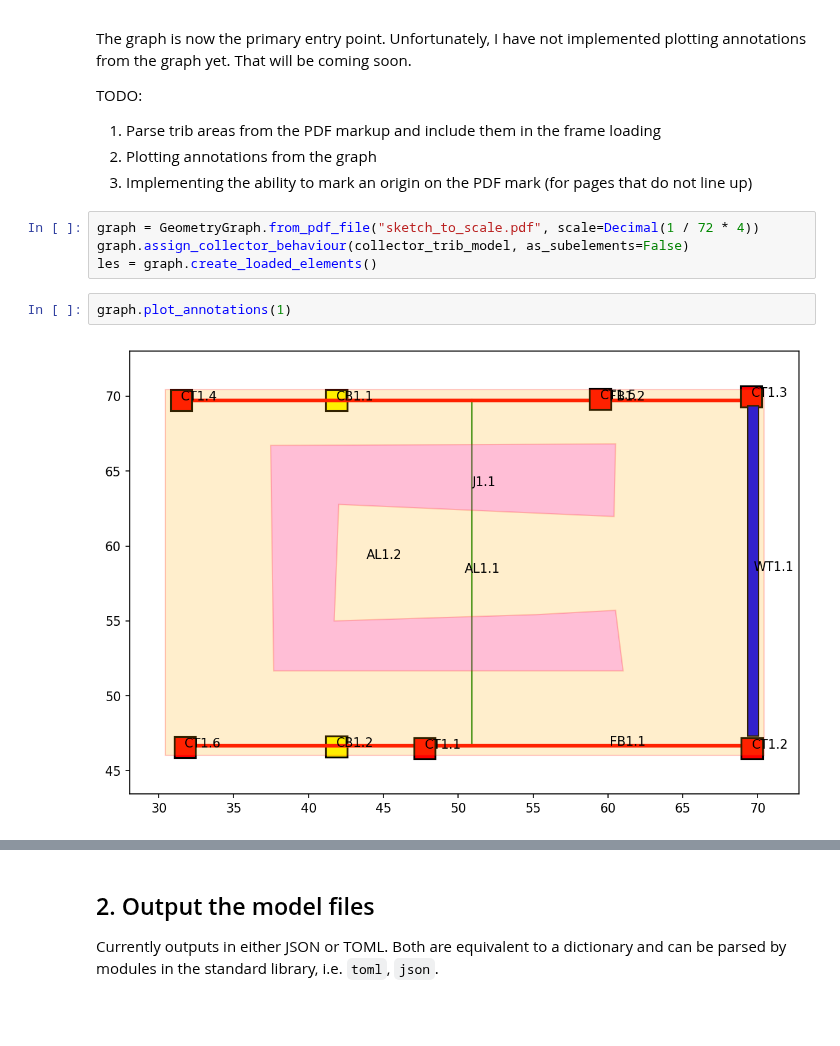
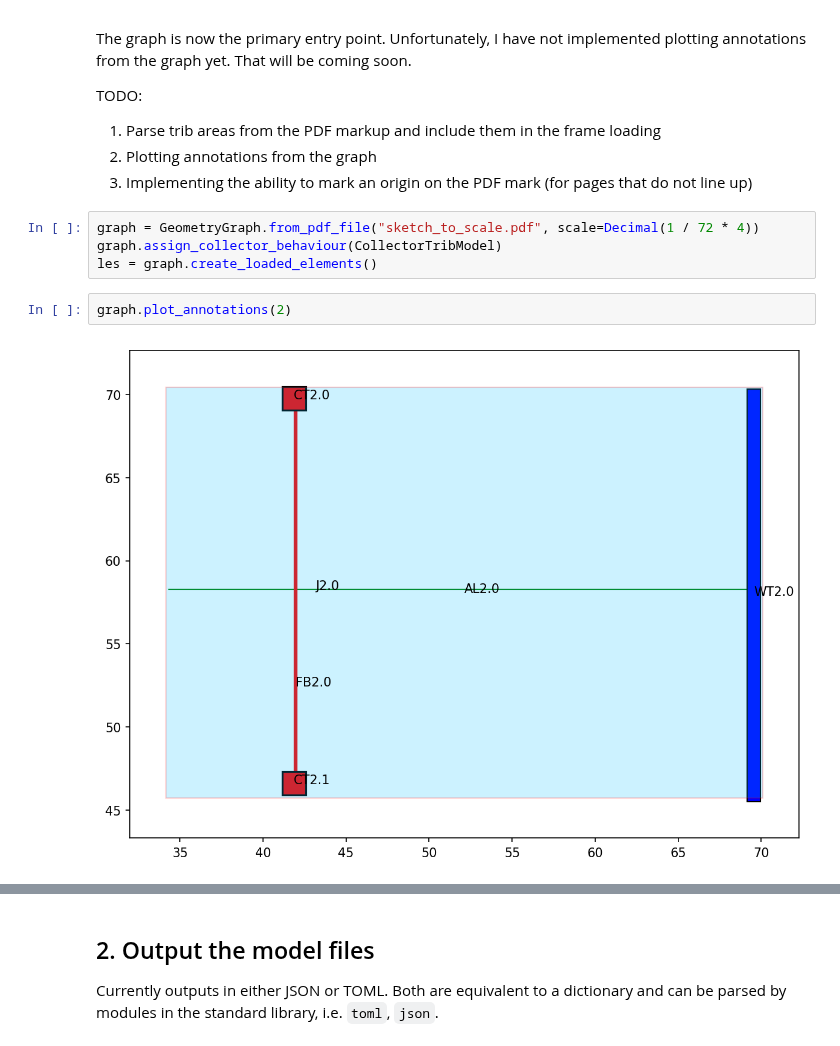
Before and after one commit to StructuralPython/papermodels, a Jupyter notebook: Examples/Example 1/Example_1.ipynb, the cells around one changed output, grey strips where cells are left out. Cells and saved outputs as stored; diff of their text form; blank space fills up the shorter version.

```diff
--- a/Examples/Example 1/Example_1.ipynb
+++ b/Examples/Example 1/Example_1.ipynb
@@ -20,12 +20,12 @@ TODO:
 3. Implementing the ability to mark an origin on the PDF mark (for pages that do not line up)
 # %%
 graph = GeometryGraph.from_pdf_file("sketch_to_scale.pdf", scale=Decimal(1 / 72 * 4))
-graph.assign_collector_behaviour(collector_trib_model, as_subelements=False)
+graph.assign_collector_behaviour(CollectorTribModel)
 les = graph.create_loaded_elements()
 # %%
-graph.plot_annotations(1)
+graph.plot_annotations(2)
 # %% [output]
-[figure, old version]
+[figure, new version]
 # %%
 graph.plot_connectivity()
 # %% [output]
```
Also changed, not shown: parts of 3 cells of this notebook, 25 other files.
